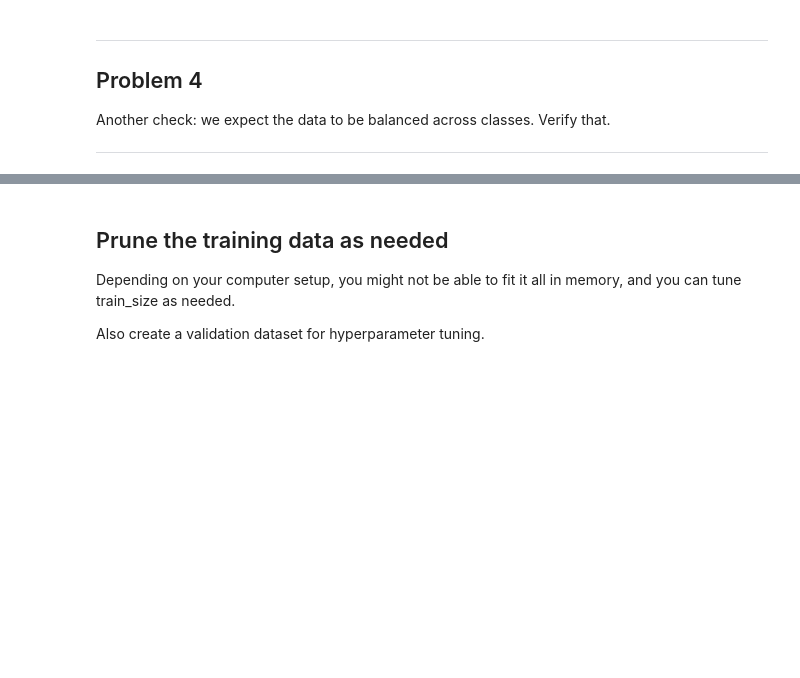
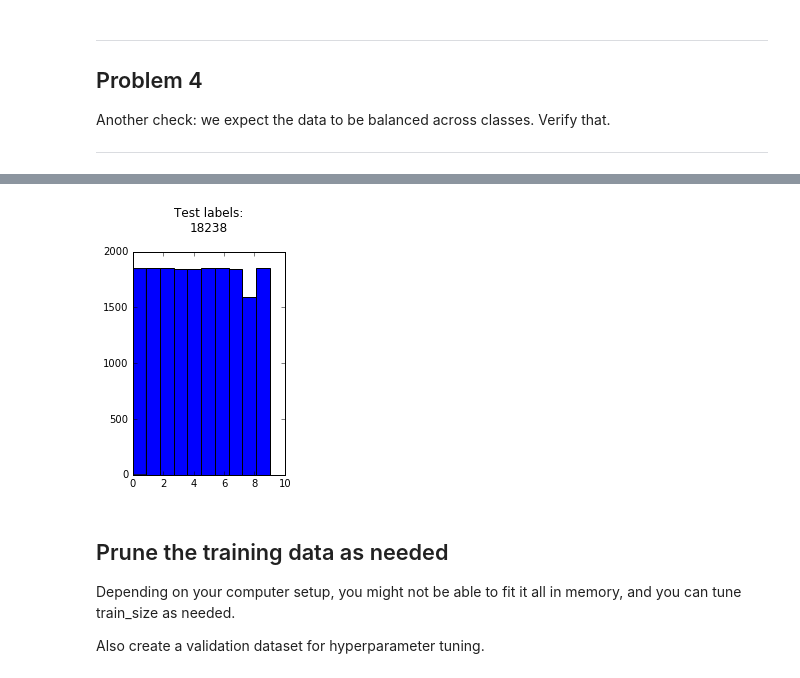
Before and after one commit to kcbighuge/tensorflow-deeplearning, a Jupyter notebook: 1_notmnist.ipynb, the cells around one changed output, grey strips where cells are left out. Cells and saved outputs as stored; diff of their text form; code cells hidden in the pictures; blank space fills up the shorter version.

```diff
--- a/1_notmnist.ipynb
+++ b/1_notmnist.ipynb
@@ -355,3 +372,12 @@ plt.show()
+# %%
+fig = plt.figure()
+b=fig.add_subplot(1,2,1)
+plt.hist(test_labels)
+title = 'Test labels:\n{}\n'.format(len(test_labels))
+b.set_title(title)
+plt.show()
+# %% [output]
+[figure, added]
 # %% [markdown]
 Prune the training data as needed
 ----------------------
```
Also changed, not shown: parts of 30 cells of this notebook, 1 other file.
